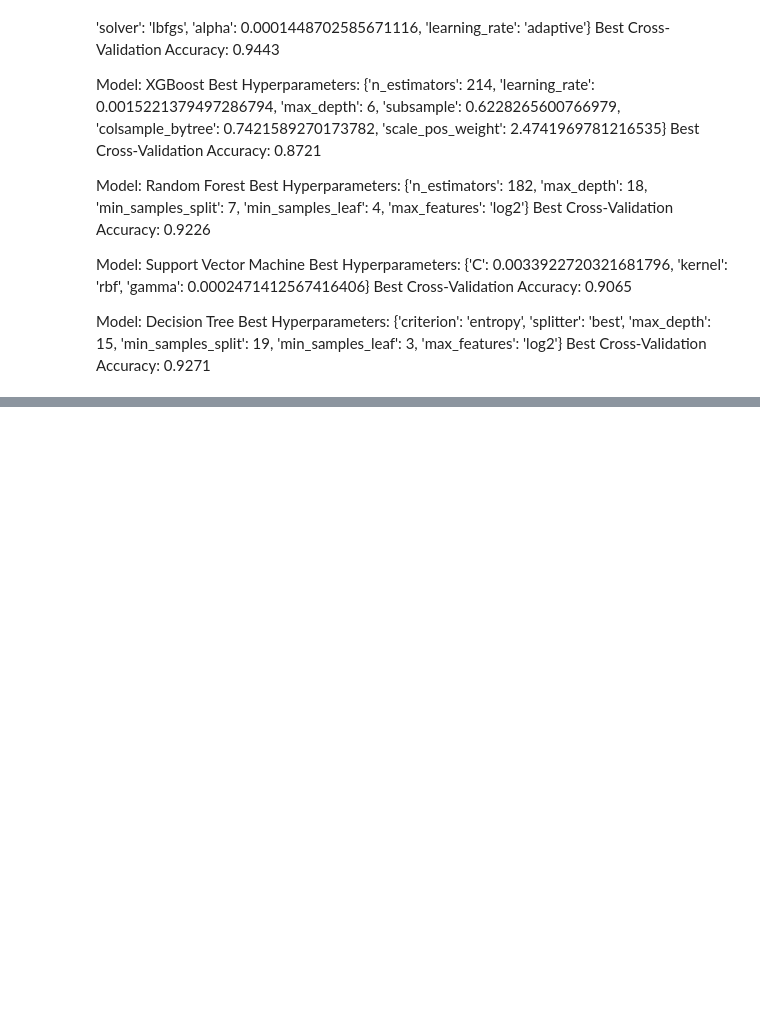
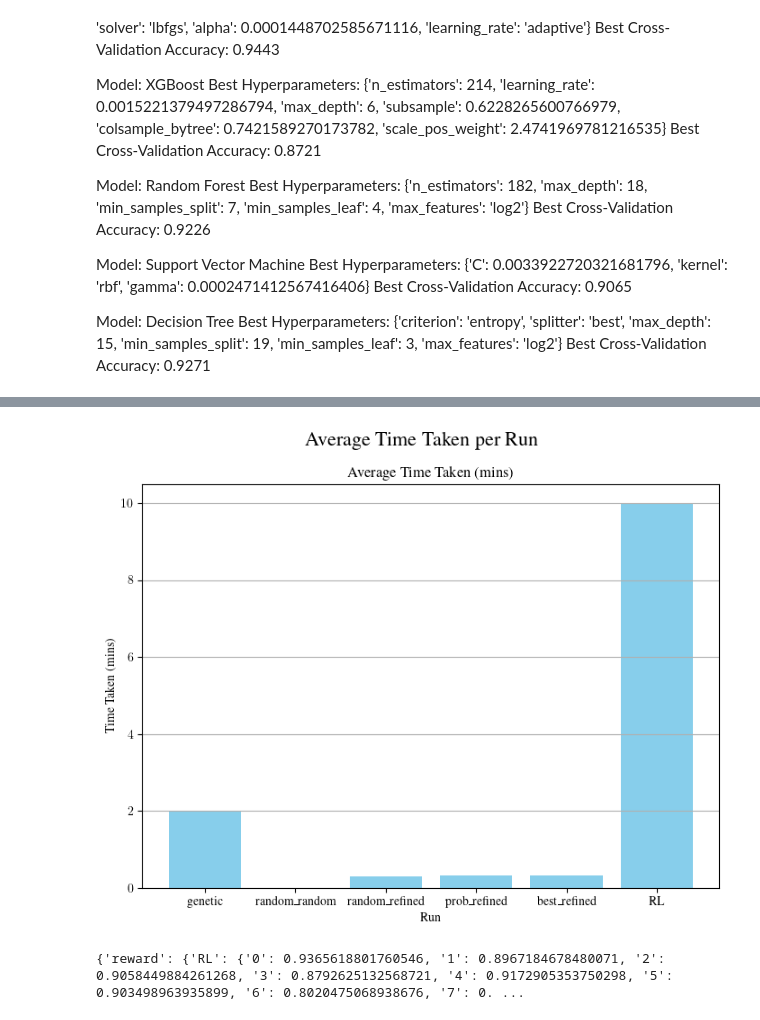
Before and after one commit to Laurie2905-JOHN/Masters_RL, a Jupyter notebook: notebooks/plotting.ipynb, the cells around one changed output, grey strips where cells are left out. Saved outputs shown, nothing was run; the diff lists cells and outputs as text; code cells hidden in the pictures; blank space fills up the shorter version.

```diff
--- a/notebooks/plotting.ipynb
+++ b/notebooks/plotting.ipynb
@@ -1830,0 +1791,61 @@ plt.show()
+# %%
+import numpy as np
+import matplotlib.pyplot as plt
+
+# Assuming averaged_results is already defined and contains the 'time_taken' data
+# Creating a separate figure for "time_taken"
+fig, ax = plt.subplots(figsize=(8.27, 5.83))  # A4 half-size in inches
+fig.suptitle('Average Time Taken per Run', fontsize=16, fontweight='bold')
+
+# Averaging the time taken in minutes and plotting as a bar chart
+keys = []
+averages = []
+for key, run_values in averaged_results['time_taken'].items():
+    avg_time = np.mean([value / 60 for value in run_values])  # Convert seconds to minutes and average
+    keys.append(key)
+    averages.append(avg_time)
+
+# Creating the bar chart
+ax.bar(keys, averages, color='skyblue')
+
+ax.set_title('Average Time Taken (mins)', fontsize=12)
+ax.set_xlabel('Run', fontsize=10)
+ax.set_ylabel('Time Taken (mins)', fontsize=10)
+ax.grid(True, axis='y')
+
+# Displaying the bar chart
+plt.show()
+# %% [output]
+[figure, added]
+# %%
+import numpy as np
+
+average_across_runs = {}
+
+for metric in ['reward', 'nutrient_score', 'cost_score', 'co2_score', 'environment_score', 'preference_score']:
+    # Initialize the dictionary for each metric
+    if metric not in average_across_runs:
+        average_across_runs[metric] = {}
+
+    for method in ['RL', 'genetic', 'random_random', 'random_refined', 'prob_refined', 'best_refined']:
+        average = {}
+
+        for i in range(10):
+            average[str(i)] = []
+
+        for index in range(len(data)):
+            for i in range(10):
+                if metric != 'reward':
+                    average[str(i)].append(data[index][str(i)][method]['info']['reward'][metric])
+                else:
+                    average[str(i)].append(data[index][str(i)][method]['reward'])
+
+        for index, val in average.items():
+            if method not in average_across_runs[metric]:
+                average_across_runs[metric][method] = {}
+            average_across_runs[metric][method][index] = np.mean(val)
+
+# Printing the final dictionary
+print(average_across_runs)
+# %% [output]
+{'reward': {'RL': {'0': 0.9365618801760546, '1': 0.8967184678480071, '2': 0.9058449884261268, '3': 0.8792625132568721, '4': 0.9172905353750298, '5': 0.903498963935899, '6': 0.8020475068938676, '7': 0. ...
```
Also changed, not shown: parts of 13 cells of this notebook, 1 other file.
